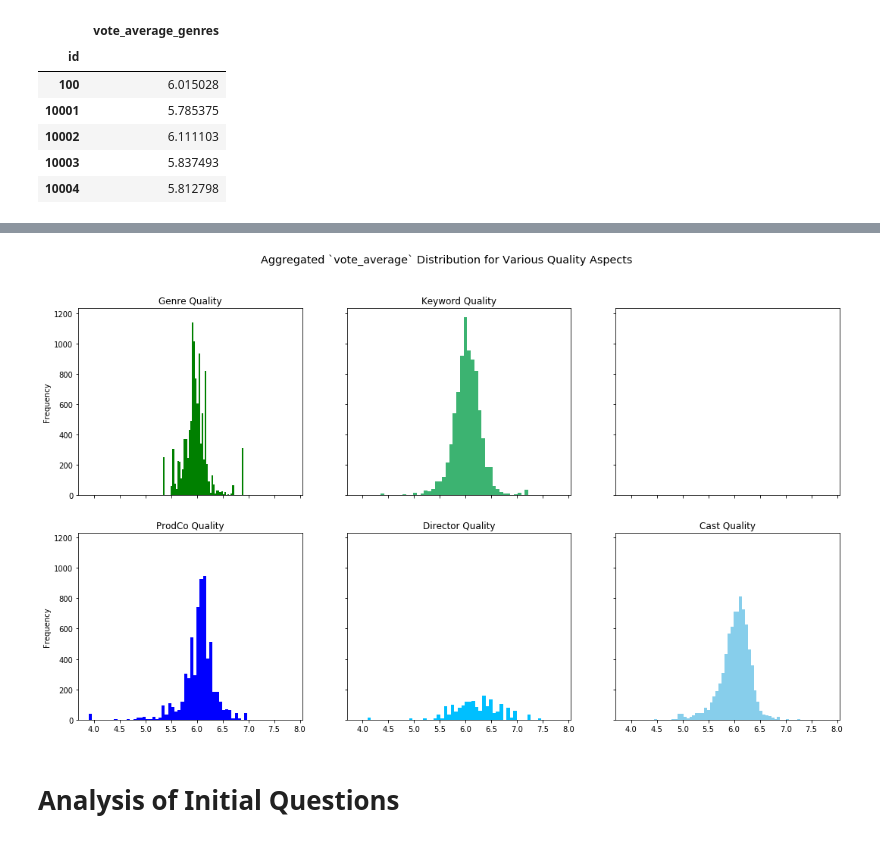
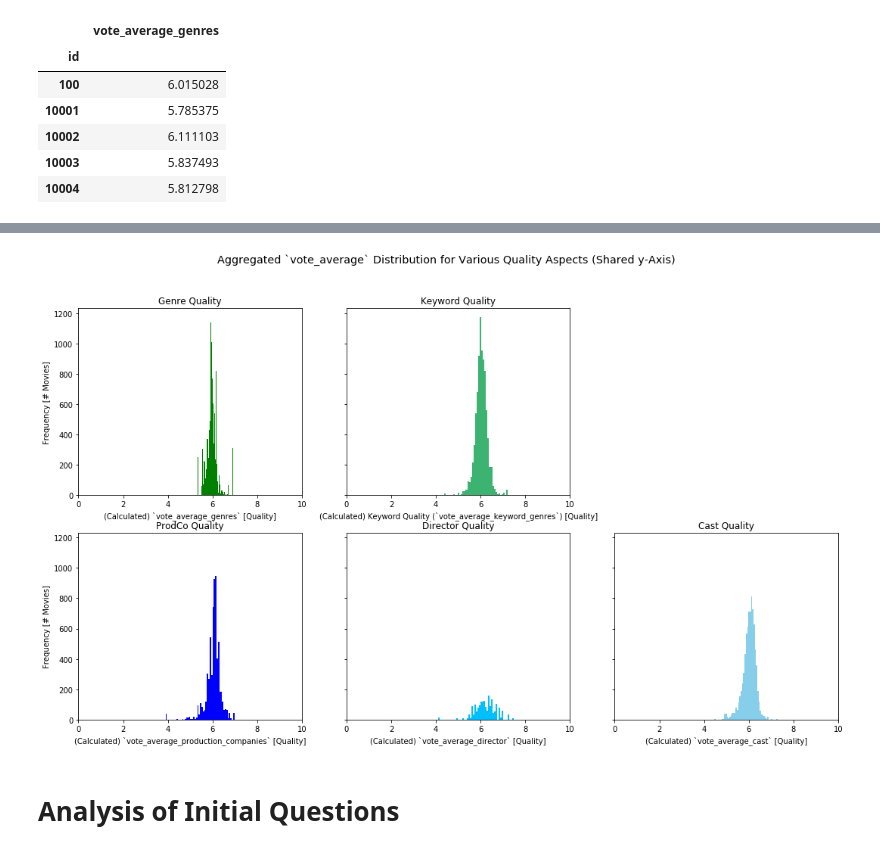
Before and after one commit to QuantificAid/tmdb_movie_data, a Jupyter notebook: tmdb_movie_data.ipynb, the cells around one changed output, grey strips where cells are left out. Saved outputs shown, nothing was run; the diff lists cells and outputs as text; code cells hidden in the pictures.

```diff
--- a/tmdb_movie_data.ipynb
+++ b/tmdb_movie_data.ipynb
@@ -155,7 +157,16 @@ Let's have a first look at the `vote_average`:
 # First glance on 'vote_average' (and 'vote_count')
 
 fig, [ax1, ax2] = plt.subplots(ncols=2, figsize=(12, 5))
+fig.suptitle('First look on `vote_average`', size='x-large')
 tmdb.vote_average.plot.hist(bins=100, ax=ax1)
 tmdb.plot.scatter(x='vote_average', y='vote_count', ax=ax2)
+ax1.set_title('Frequency of `vote_average`')
+ax1.set_xlabel('`vote_average` [Quality]')
+ax1.set_ylabel('Frequency [# of Movies]')
+ax1.axis(xmin=0, xmax=10)
+ax2.set_title('`vote_average` vs. `vote_count` per Movie')
+ax2.set_xlabel('`vote_average` [Quality]')
+ax2.set_ylabel('`vote_count` [# of Votes]')
+ax2.axis(xmin=0, xmax=10)
 plt.show()
 # %% [output]
@@ -186,7 +197,9 @@ stmdb.drop(axis=1, columns=['imdb_id', 'popularity', 'homepage', 'tagline', 'ove
 # %%
 # Analysing runtime
 
-stmdb.runtime.plot.hist(bins=50)
+fig = stmdb.runtime.plot.hist(bins=50, title='Frequency of `runtime`')
+fig.set_xlabel('`runtime` [min]')
+fig.set_ylabel('Frequency [# of Movies]')
 stmdb.loc[stmdb['runtime'] == 0, 'runtime'] = np.nan
 stmdb.sort_values(by='runtime', ascending=False).head(5)
 # %% [output]
@@ -235,7 +272,7 @@ print('\n',
  Number of mismatches in `Nan` in `budget` and `revenue`:                2310
  Number of mismatches in `Nan` in `budget_adj` and `revenue_adj`:        2310
 # %%
-# Analysing discount factors in 'budget_adj' and 'revenue_adj'
+## Analysing discount factors in 'budget_adj' and 'revenue_adj'
 
 discount_factor_df = stmdb[['budget', 'budget_adj', 'revenue', 'revenue_adj']].copy()
 discount_factor_df['budget_disc_factor'] = discount_factor_df['budget'] / discount_factor_df['budget_adj']
@@ -243,9 +280,15 @@ discount_factor_df['revenue_disc_factor'] = discount_factor_df['revenue'] / disc
 discount_factor_df['years_since_release'] = 2018 - stmdb.release_date.dt.year.copy()
 
 fig, [ax1, ax2] = plt.subplots(ncols=2, figsize=(12, 5))
-fig.suptitle('Analysis of `budget_disc_factor` and `revenue_disc_factor`', size='x-large')
+fig.suptitle('Analysis of (calculated) `budget_disc_factor` and `revenue_disc_factor`', size='x-large')
 discount_factor_df.plot.scatter(x='years_since_release', y='budget_disc_factor', ax=ax1)
+ax1.set_title('(Calculated) `budget_disc_factor` Analysis')
+ax1.set_xlabel('Years since Production to 2018 [Years]')
+ax1.set_ylabel('`budget_adj` / `budget` [No.]')
 discount_factor_df.plot.scatter(x='years_since_release', y='revenue_disc_factor', ax=ax2)
+ax2.set_title('(Calculated) `revenue_disc_factor` Analysis')
+ax2.set_xlabel('Years since Production to 2018 [Years]')
+ax2.set_ylabel('`revenue_adj` / `revenue` [No.]')
 
 del discount_factor_df
 # %% [output]
@@ -403,18 +446,30 @@ create_overview(atmdb)
 | vote_average_director | NaN | float64 | 1819 | 16.7418 | 140 | 6.430434782608694 | 45 | 6.20558 | 0.464527 | 4.09375 | ... |
 | vote_average_cast | 6.18583 | float64 | 7967 | 73.3272 | 6288 | 4.987500000000001 | 19 | 6.02264 | 0.291823 | 4.45 | ... |
 # %%
-# Inspect the new features
+#### Inspect the new features
 
-fig, [[ax1, ax2, ax3], [ax4, ax5, ax6]] = plt.subplots(nrows=2, ncols=3, sharex=True, sharey=True, figsize=(18,10))
-fig.suptitle('Aggregated `vote_average` Distribution for Various Quality Aspects' , size='x-large')
+fig, [[ax1, ax2, ax3], [ax4, ax5, ax6]] = plt.subplots(nrows=2, ncols=3, sharey=True, figsize=(18,10))
+fig.suptitle('Aggregated `vote_average` Distribution for Various Quality Aspects (Shared y-Axis)' , size='x-large')
 atmdb['vote_average_genres'].plot.hist(bins=50, ax=ax1, title='Genre Quality', color='g')
+ax1.set_xlabel('(Calculated) `vote_average_genres` [Quality]')
+ax1.set_ylabel('Frequency [# Movies]')
+ax1.axis(xmin=0, xmax=10)
 atmdb['vote_average_keywords'].plot.hist(bins=50, ax=ax2, title='Keyword Quality', color='mediumseagreen')
+ax2.set_xlabel('(Calculated) Keyword Quality (`vote_average_keyword_genres`) [Quality]')
+ax2.axis(xmin=0, xmax=10)
 atmdb['vote_average_production_companies'].plot.hist(bins=50, ax=ax4, title='ProdCo Quality', color='b')
+ax3.set_visible(False)
+ax4.set_xlabel('(Calculated) `vote_average_production_companies` [Quality]')
+ax4.set_ylabel('Frequency [# Movies]')
+ax4.axis(xmin=0, xmax=10)
 atmdb['vote_average_director'].plot.hist(bins=50, ax=ax5, title='Director Quality', color='deepskyblue')
+ax5.set_xlabel('(Calculated) `vote_average_director` [Quality]')
+ax5.axis(xmin=0, xmax=10)
 atmdb['vote_average_cast'].plot.hist(bins=50, ax=ax6, title='Cast Quality', color='skyblue')
-plt.show()
+ax6.set_xlabel('(Calculated) `vote_average_cast` [Quality]')
+ax6.axis(xmin=0, xmax=10);
 # %% [output]
-[figure, old version]
+[figure, new version]
 # %% [markdown]
 <a id="analysis"></a>
 # Analysis of Initial Questions
```
Also changed, not shown: parts of 11 cells of this notebook, 1 other file.
